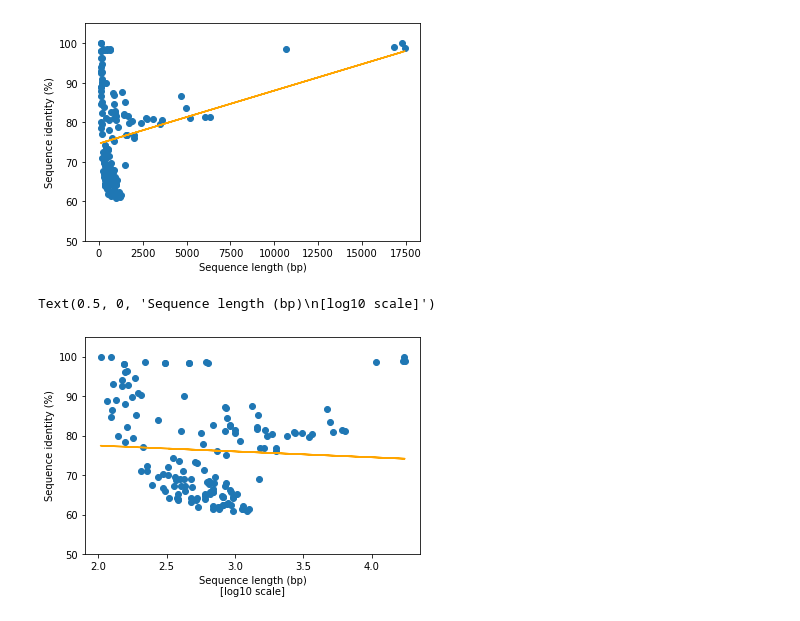
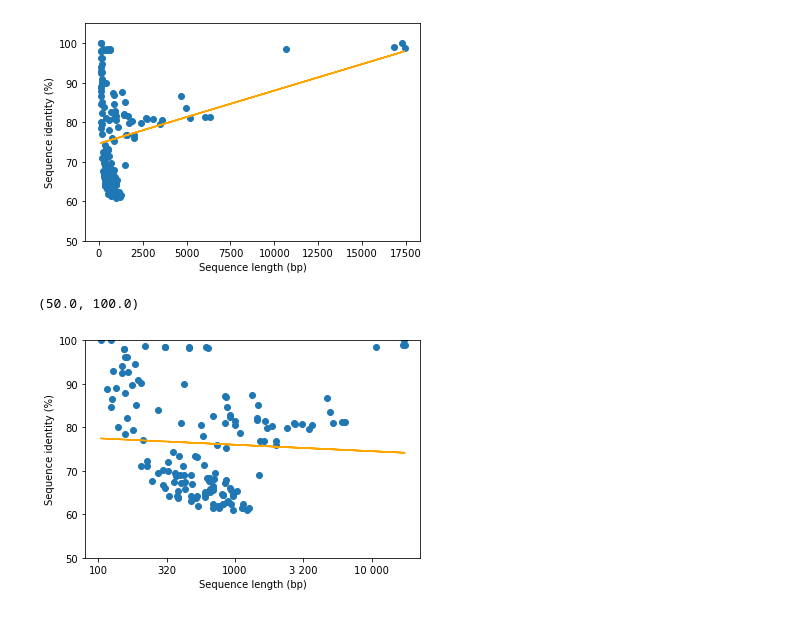
Before and after one commit to balintbiro/Oryctolagus_cuniculus_numts, a Jupyter notebook: codes/trials/length_vs_identity.ipynb, the cells around one changed output. Cells and saved outputs as stored; diff of their text form; code cells hidden in the pictures.

Commit message:
visualization of length vs identity

```diff
--- a/codes/trials/length_vs_identity.ipynb
+++ b/codes/trials/length_vs_identity.ipynb
@@ -64,13 +64,15 @@ Text(0.5, 0, 'Sequence length (bp)')
 [figure]
 # %%
 log10_scale=pd.Series(identities.index).apply(lambda value:np.log10(value))
-# %%
-plt.scatter(log10_scale, identities)
-plt.ylim(50,105)
-m, b = np.polyfit(log10_scale, identities, 1)
-plt.plot(log10_scale, m*log10_scale + b, 'orange')
-plt.ylabel('Sequence identity (%)')
-plt.xlabel('Sequence length (bp)\n[log10 scale]')
-# %% [output]
-Text(0.5, 0, 'Sequence length (bp)\n[log10 scale]')
-[figure, removed]
+# %%
+fig,ax=plt.subplots(1,1)
+ax.scatter(log10_scale, identities)
+m, b = np.polyfit(log10_scale, identities, 1)
+plt.plot(log10_scale, m*log10_scale + b, 'orange')
+ax.set_xticklabels(['0','100','320','1000','3 200','10 000'])
+plt.ylabel('Sequence identity (%)')
+plt.xlabel('Sequence length (bp)')
+plt.ylim(50,100)
+# %% [output]
+(50.0, 100.0)
+[figure, added]
```
